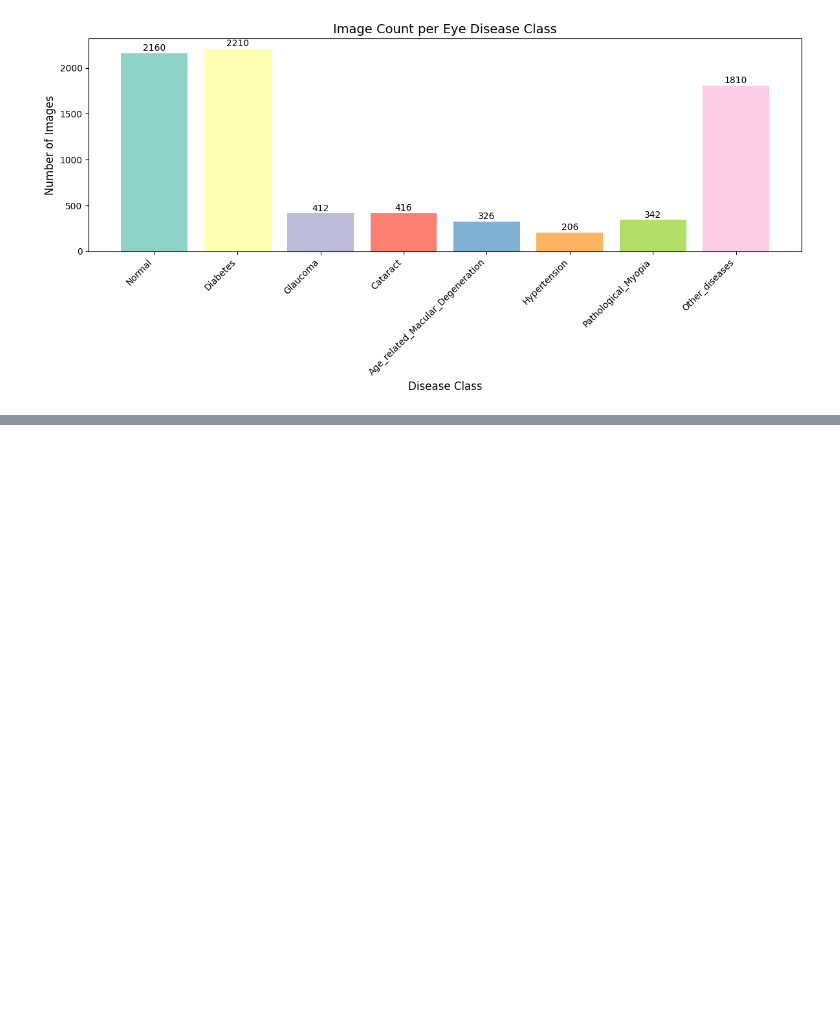
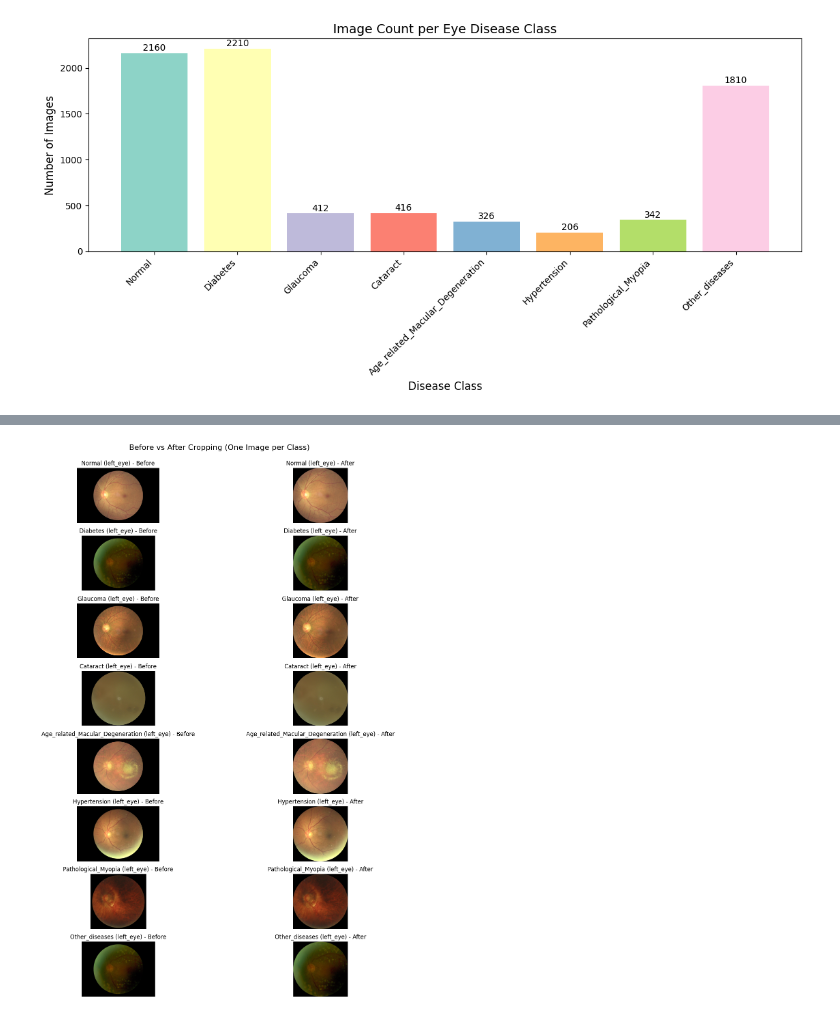
Before and after one commit to Malinda1/eye-disease-detection-model, a Jupyter notebook: notebook/preprocess_images.ipynb, the cells around one changed output, grey strips where cells are left out. Saved outputs shown, nothing was run; the diff lists cells and outputs as text; code cells hidden in the pictures; blank space fills up the shorter version.

```diff
--- a/notebook/preprocess_images.ipynb
+++ b/notebook/preprocess_images.ipynb
@@ -109,0 +161,92 @@ plt.show()
+# %%
+# Crop the images in the dataset
+
+# Source and destination paths
+src_root = '/Volumes/KODAK/folder_02/eye_disease_prediction_model/data/preprocess_data/multi_label_classification'
+dst_root = '/Volumes/KODAK/folder_02/eye_disease_prediction_model/data/preprocess_data/crop_image_data'
+
+# Create destination root if not exist
+os.makedirs(dst_root, exist_ok=True)
+
+# Track one sample per class for visualization
+sample_images = {}
+
+# Loop through each class folder
+for class_name in os.listdir(src_root):
+    class_path = os.path.join(src_root, class_name)
+    if not os.path.isdir(class_path):
+        continue
+
+    # Create destination class folder
+    dst_class_path = os.path.join(dst_root, class_name)
+    os.makedirs(dst_class_path, exist_ok=True)
+
+    for eye in ['left_eye', 'right_eye']:
+        eye_path = os.path.join(class_path, eye)
+        if not os.path.exists(eye_path):
+            continue
+
+        dst_eye_path = os.path.join(dst_class_path, eye)
+        os.makedirs(dst_eye_path, exist_ok=True)
+
+        # List image files
+        image_files = [f for f in os.listdir(eye_path)
+                       if f.lower().endswith(('.jpg', '.jpeg', '.png')) and not f.startswith('._')]
+
+        for img_name in tqdm(image_files, desc=f'Processing {class_name}/{eye}'):
+            img_path = os.path.join(eye_path, img_name)
+            dst_img_path = os.path.join(dst_eye_path, img_name)
+
+            try:
+                image = cv2.imread(img_path)
+                if image is None:
+                    continue
+
+                # Grayscale + threshold + contour
+                gray = cv2.cvtColor(image, cv2.COLOR_BGR2GRAY)
+                _, thresh = cv2.threshold(gray, 10, 255, cv2.THRESH_BINARY)
+                contours, _ = cv2.findContours(thresh, cv2.RETR_EXTERNAL, cv2.CHAIN_APPROX_SIMPLE)
+
+                if not contours:
+                    continue
+
+                c = max(contours, key=cv2.contourArea)
+                x, y, w, h = cv2.boundingRect(c)
+                cropped = image[y:y+h, x:x+w]
+
+                # Save cropped image
+                cv2.imwrite(dst_img_path, cropped)
+
+                # Store one sample per class for plot
+                if class_name not in sample_images and random.random() < 0.5:
+                    sample_images[class_name] = {
+                        'original': image,
+                        'cropped': cropped,
+                        'title': f"{class_name} ({eye})"
+                    }
+
+            except Exception as e:
+                print(f"Failed processing {img_path}: {e}")
+
+# Plot one before & after image per class
+plt.figure(figsize=(16, len(sample_images)*2))
+
+for i, (class_name, data) in enumerate(sample_images.items()):
+    original_rgb = cv2.cvtColor(data['original'], cv2.COLOR_BGR2RGB)
+    cropped_rgb = cv2.cvtColor(data['cropped'], cv2.COLOR_BGR2RGB)
+
+    plt.subplot(len(sample_images), 2, 2*i + 1)
+    plt.imshow(original_rgb)
+    plt.title(f"{data['title']} - Before")
+    plt.axis('off')
+
+    plt.subplot(len(sample_images), 2, 2*i + 2)
+    plt.imshow(cropped_rgb)
+    plt.title(f"{data['title']} - After")
+    plt.axis('off')
+
+plt.tight_layout()
+plt.suptitle("Before vs After Cropping (One Image per Class)", fontsize=16, y=1.02)
+plt.show()
+# %% [output]
+[figure, added]
```
Also changed, not shown: parts of 3 cells of this notebook.
